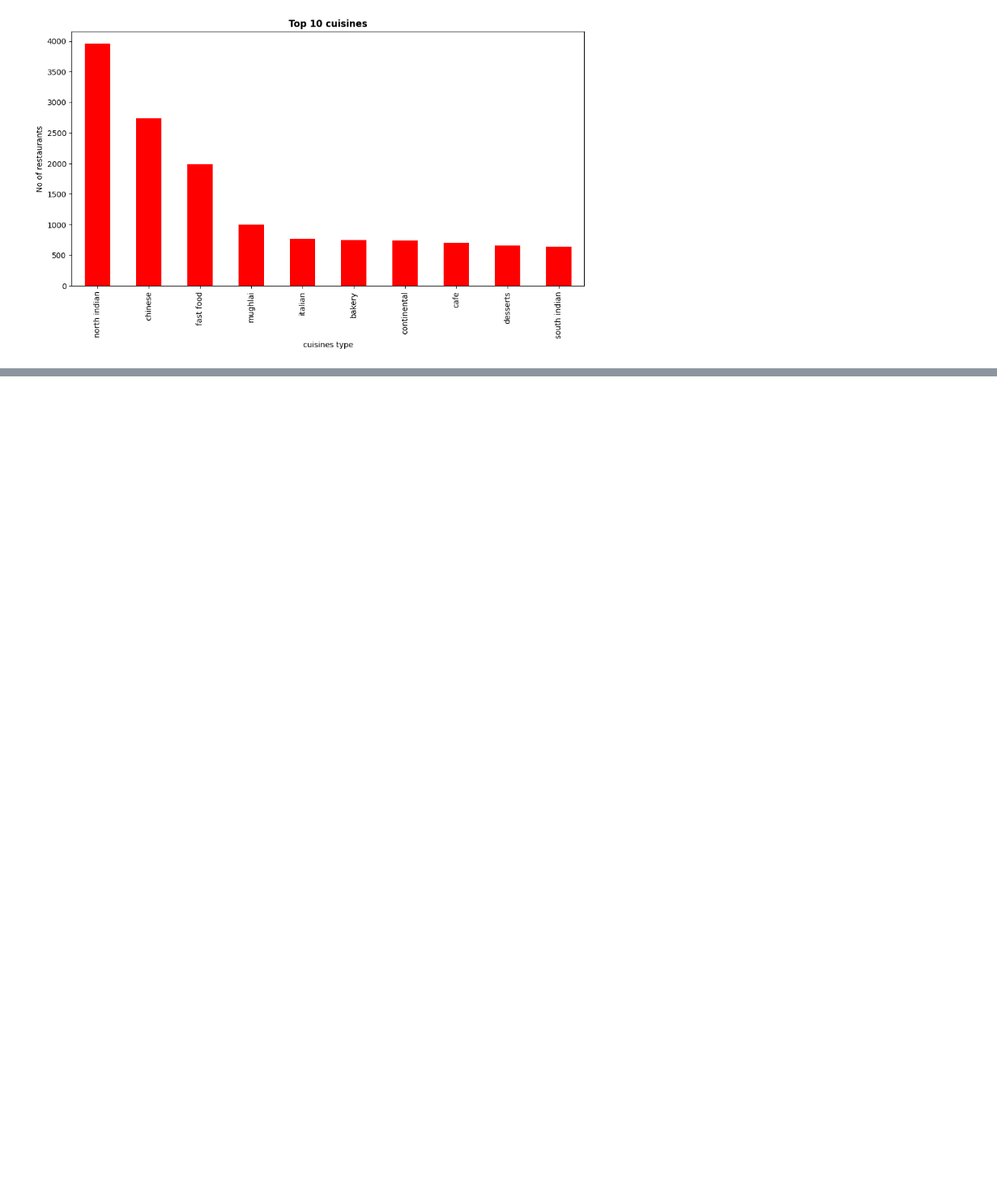
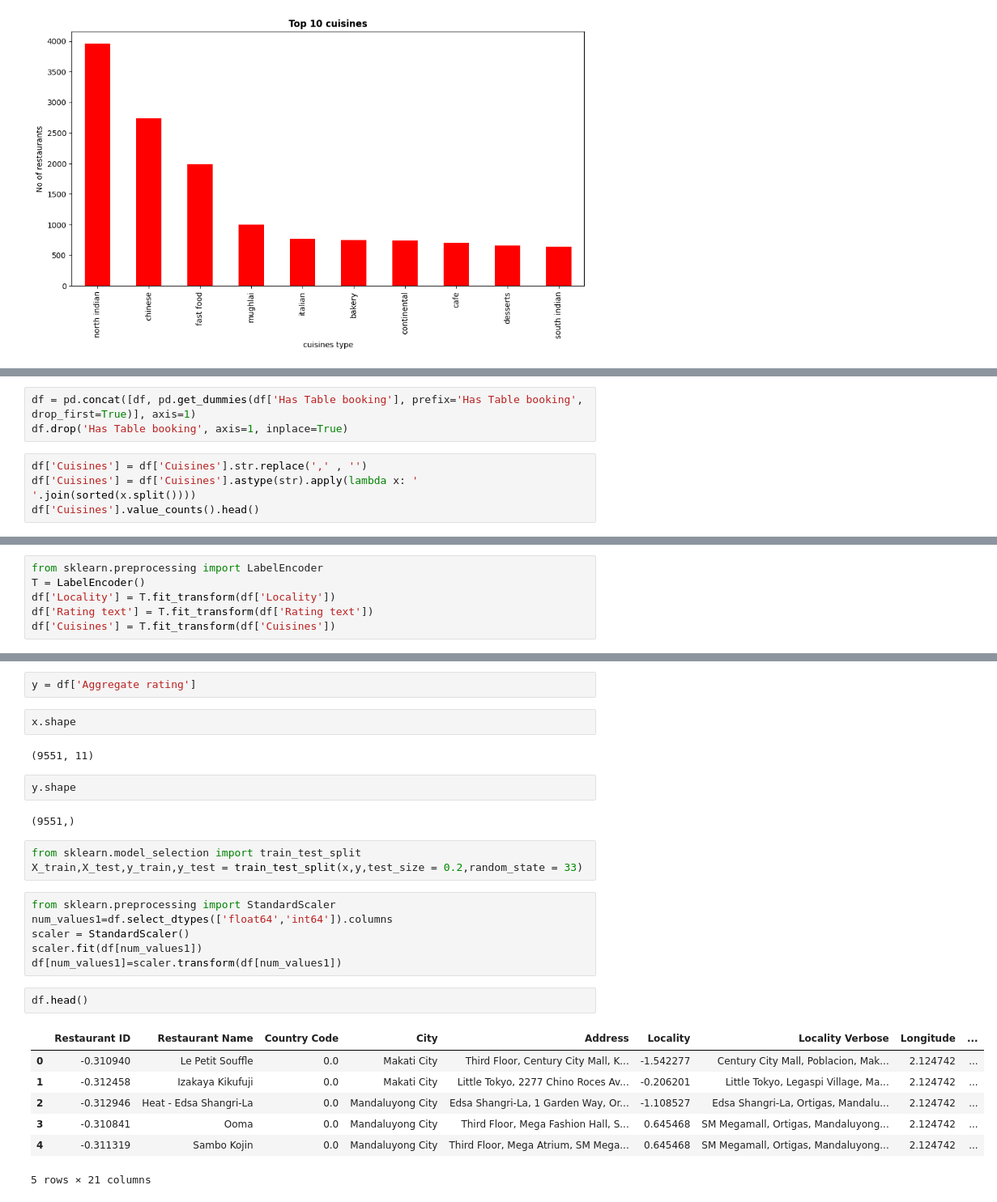
Before and after one commit to tanuushree/restaurant-ratings, a Jupyter notebook: restaurant_ratings.ipynb, the cells around one changed output, grey strips where cells are left out. Shown: that part at 81% size. Drawn from its saved outputs; the diff is of its cells as text; blank space fills up the shorter version.

```diff
--- a/restaurant_ratings.ipynb
+++ b/restaurant_ratings.ipynb
@@ -335,0 +334,7 @@ Text(0, 0.5, 'No of restaurants')
+# %%
+df = pd.concat([df, pd.get_dummies(df['Has Table booking'], prefix='Has Table booking', drop_first=True)], axis=1)
+df.drop('Has Table booking', axis=1, inplace=True)
+# %%
+df['Cuisines'] = df['Cuisines'].str.replace(',' , '')
+df['Cuisines'] = df['Cuisines'].astype(str).apply(lambda x: ' '.join(sorted(x.split())))
+df['Cuisines'].value_counts().head()
@@ -335,0 +348,6 @@ Text(0, 0.5, 'No of restaurants')
+# %%
+from sklearn.preprocessing import LabelEncoder
+T = LabelEncoder()
+df['Locality'] = T.fit_transform(df['Locality'])
+df['Rating text'] = T.fit_transform(df['Rating text'])
+df['Cuisines'] = T.fit_transform(df['Cuisines'])
@@ -335,0 +356,29 @@ Text(0, 0.5, 'No of restaurants')
+# %%
+y = df['Aggregate rating']
+# %%
+x.shape
+# %% [output]
+(9551, 11)
+# %%
+y.shape
+# %% [output]
+(9551,)
+# %%
+from sklearn.model_selection import train_test_split
+X_train,X_test,y_train,y_test = train_test_split(x,y,test_size = 0.2,random_state = 33)
+# %%
+from sklearn.preprocessing import StandardScaler
+num_values1=df.select_dtypes(['float64','int64']).columns
+scaler = StandardScaler()
+scaler.fit(df[num_values1])
+df[num_values1]=scaler.transform(df[num_values1])
+# %%
+df.head()
+# %% [output]
+|  | Restaurant ID | Restaurant Name | Country Code | City | Address | Locality | Locality Verbose | Longitude | ... |
+| 0 | -0.310940 | Le Petit Souffle | 0.0 | Makati City | Third Floor, Century City Mall, K... | -1.542277 | Century City Mall, Poblacion, Mak... | 2.124742 | ... |
+| 1 | -0.312458 | Izakaya Kikufuji | 0.0 | Makati City | Little Tokyo, 2277 Chino Roces Av... | -0.206201 | Little Tokyo, Legaspi Village, Ma... | 2.124742 | ... |
+| 2 | -0.312946 | Heat - Edsa Shangri-La | 0.0 | Mandaluyong City | Edsa Shangri-La, 1 Garden Way, Or... | -1.108527 | Edsa Shangri-La, Ortigas, Mandalu... | 2.124742 | ... |
+| 3 | -0.310841 | Ooma | 0.0 | Mandaluyong City | Third Floor, Mega Fashion Hall, S... | 0.645468 | SM Megamall, Ortigas, Mandaluyong... | 2.124742 | ... |
+| 4 | -0.311319 | Sambo Kojin | 0.0 | Mandaluyong City | Third Floor, Mega Atrium, SM Mega... | 0.645468 | SM Megamall, Ortigas, Mandaluyong... | 2.124742 | ... |
+5 rows × 21 columns
```
Also changed, not shown: parts of 14 cells of this notebook.
